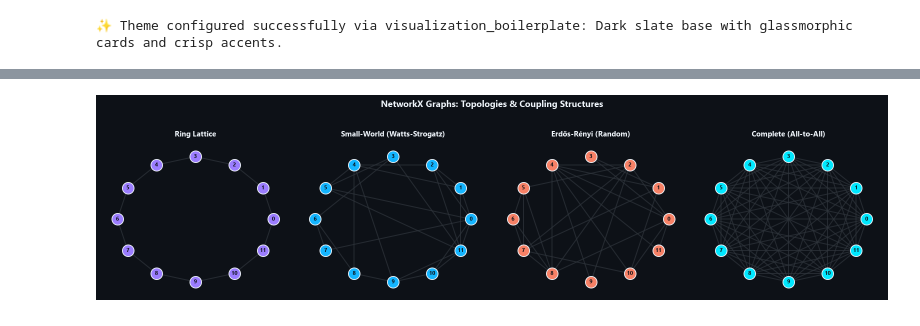
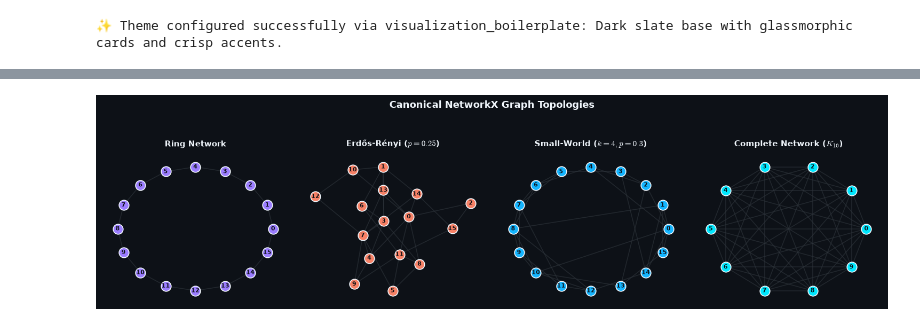
Before and after one commit to eigenscribe/scriber-core, a Jupyter notebook: boilerplates/notebooks/visuals-boilerplate.ipynb, the cells around one changed output, grey strips where cells are left out. Drawn from its saved outputs; the diff is of its cells as text; code cells hidden in the pictures.

```diff
--- a/boilerplates/notebooks/visuals-boilerplate.ipynb
+++ b/boilerplates/notebooks/visuals-boilerplate.ipynb
@@ -83,18 +95,22 @@ signals = np.array([
 ])
 
 colors = HIGH_CONTRAST_CYCLE[:n_signals]
-labels = [f"Signal {i+1}" for i in range(n_signals)]
 
-# Create Time Series Plot
 fig, ax = plt.subplots(figsize=(10, 4.5))
 for i in range(n_signals):
-    ax.plot(time, signals[i], label=labels[i], color=colors[i], linewidth=2.0, alpha=0.9)
+    ax.plot(
+        time,
+        signals[i],
+        label=f"State $x_{i+1}(t)$",
+        color=colors[i],
+        linewidth=2.0 if i > 0 else 2.5,
+        alpha=0.95
+    )
 
-ax.set_title("Dynamic Trajectory Evolution", fontsize=13, fontweight="bold", pad=12, color=TEXT_PRIMARY)
-ax.set_xlabel("Time ($t$)", fontsize=11, color=TEXT_PRIMARY)
-ax.set_ylabel("Phase Amplitude / State", fontsize=11, color=TEXT_PRIMARY)
-ax.legend(loc="upper right", facecolor=CARD_BG, edgecolor=BORDER_COLOR, fontsize=9)
-ax.set_xlim(0, 10)
+ax.set_title("Multi-Signal Trajectory Dynamics", fontsize=13, fontweight="bold", pad=12)
+ax.set_xlabel("Time Step $t$ (seconds)")
+ax.set_ylabel("Signal Amplitude")
+ax.legend(loc="upper right", framealpha=0.85)
 plt.tight_layout()
 plt.show()
 # %% [output]
@@ -146,69 +155,73 @@ Nodes and edges use tokens from `NETWORKX_GRAPHS_PALETTE`.
 # %%
 # Generate 4 standard network topologies
-n_nodes = 12
-graphs: Dict[str, Tuple[nx.Graph, str, str]] = {
-    "Ring Lattice": (
+n_nodes = 16
+
+topologies = {
+    "Ring Network": (
         nx.cycle_graph(n_nodes),
-        "ring",
-        NETWORKX_GRAPHS_PALETTE["ring"]
+        NETWORKX_GRAPHS_PALETTE["ring"],
+        nx.circular_layout
     ),
-    "Small-World (Watts-Strogatz)": (
-        nx.watts_strogatz_graph(n=n_nodes, k=4, p=0.3, seed=42),
-        "small_world",
-        NETWORKX_GRAPHS_PALETTE["small_world"]
+    "Erdős-Rényi ($p=0.25$)": (
+        nx.erdos_renyi_graph(n_nodes, p=0.25, seed=42),
+        NETWORKX_GRAPHS_PALETTE["erdos_renyi"],
+        nx.spring_layout
     ),
-    "Erdős-Rényi (Random)": (
-        nx.erdos_renyi_graph(n=n_nodes, p=0.35, seed=42),
-        "erdos_renyi",
-        NETWORKX_GRAPHS_PALETTE["erdos_renyi"]
+    "Small-World ($k=4, p=0.3$)": (
+        nx.watts_strogatz_graph(n_nodes, k=4, p=0.3, seed=42),
+        NETWORKX_GRAPHS_PALETTE["small_world"],
+        nx.circular_layout
     ),
-    "Complete (All-to-All)": (
-        nx.complete_graph(n_nodes),
-        "complete",
-        NETWORKX_GRAPHS_PALETTE["complete"]
+    "Complete Network ($K_{10}$)": (
+        nx.complete_graph(10),
+        NETWORKX_GRAPHS_PALETTE["complete"],
+        nx.circular_layout
     ),
 }
 
-fig, axes = plt.subplots(1, 4, figsize=(16, 4))
-axes = axes.flatten()
+fig, axes = plt.subplots(1, 4, figsize=(15, 3.8))
 
-for idx, (title, (G, topo_key, node_color)) in enumerate(graphs.items()):
-    ax = axes[idx]
+for ax, (title, (graph, node_color, layout_fn)) in zip(axes, topologies.items()):
     ax.set_facecolor(CARD_BG)
+    pos = layout_fn(graph)
 
-    # Compute circular layout for crisp visual alignment
-    pos = nx.circular_layout(G)
-
-    # Draw edges
+    # Draw edges with subtle dark theme transparency
     nx.draw_networkx_edges(
-        G, pos, ax=ax,
-        edge_color=BORDER_COLOR,
-        width=1.5,
-        alpha=0.7
+        graph,
+        pos,
+        ax=ax,
+        edge_color=THEME_TOKENS["border"],
+        alpha=0.6,
+        width=1.2
     )
 
-    # Draw nodes
+    # Draw nodes with distinct palette color and crisp border
     nx.draw_networkx_nodes(
-        G, pos, ax=ax,
+        graph,
+        pos,
+        ax=ax,
         node_color=node_color,
-        node_size=280,
+        node_size=180,
         edgecolors=TEXT_PRIMARY,
         linewidths=1.2
     )
 
     # Draw node labels
     nx.draw_networkx_labels(
-        G, pos, ax=ax,
+        graph,
+        pos,
+        ax=ax,
         font_size=8,
-        font_color=THEME_BG,
+        font_color=COLOR_BG,
+        font_family="sans-serif",
         font_weight="bold"
     )
 
-    ax.set_title(title, fontsize=10.5, fontweight="bold", pad=10, color=TEXT_PRIMARY)
+    ax.set_title(title, fontsize=11, fontweight="bold", color=TEXT_PRIMARY, pad=10)
     ax.axis("off")
 
-plt.suptitle("NetworkX Graphs: Topologies & Coupling Structures", fontsize=13, fontweight="bold", y=1.02, color=TEXT_PRIMARY)
+plt.suptitle("Canonical NetworkX Graph Topologies", fontsize=13, fontweight="bold", y=1.05, color=TEXT_PRIMARY)
 plt.tight_layout()
 plt.show()
 # %% [output]
-[figure, old version]
+[figure, new version]
```
Also changed, not shown: parts of 23 cells of this notebook, 6 other files.
